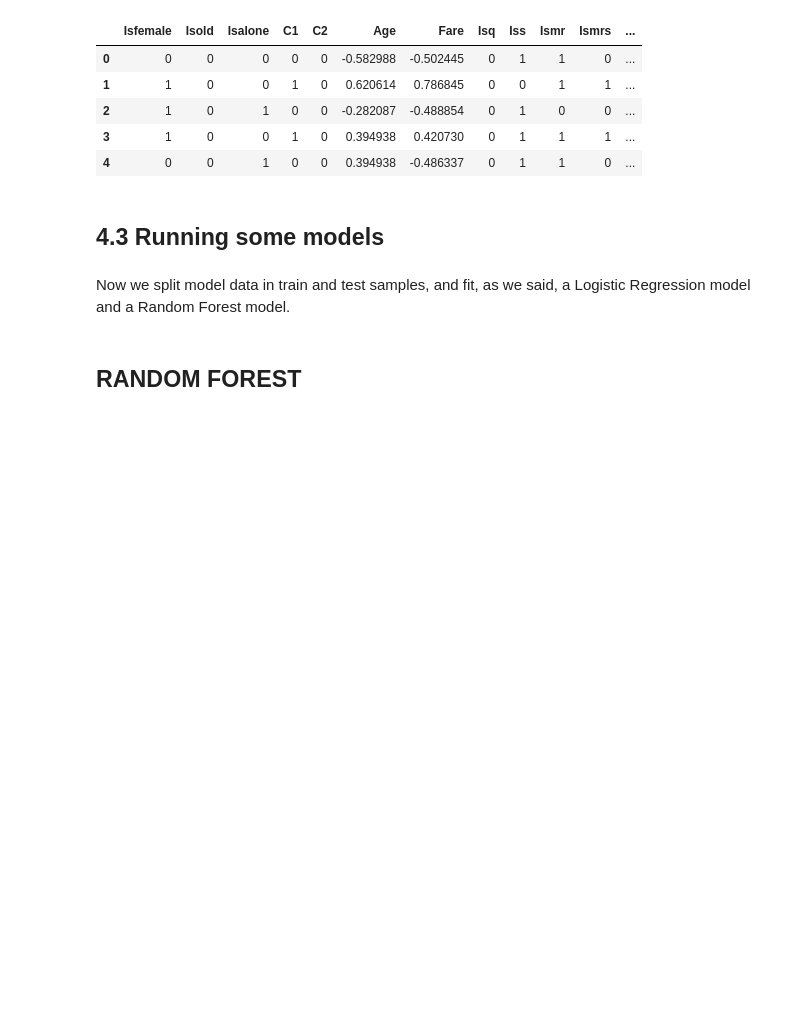
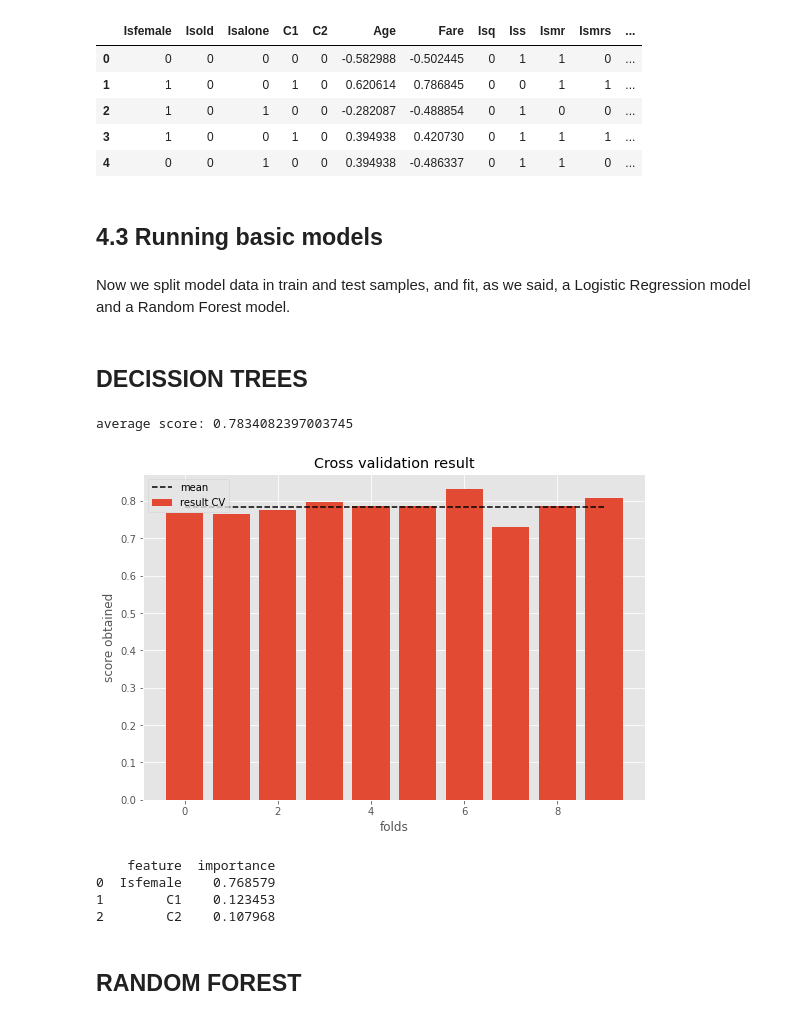
Before and after one commit to danielp2797/Titanic-Kaggle, a Jupyter notebook: notebooks/main_analysis.ipynb, the cells around one changed output. Cells and saved outputs as stored; diff of their text form; code cells hidden in the pictures; blank space fills up the shorter version.

Commit message:
scrits to prepare test data added, testing DT, testing RF and testing LR

```diff
--- a/notebooks/main_analysis.ipynb
+++ b/notebooks/main_analysis.ipynb
@@ -448,11 +450,44 @@ X.head()  # check that everything has gone well
 | 3 | 1 | 0 | 0 | 1 | 0 | 0.394938 | 0.420730 | 0 | 1 | 1 | 1 | ... |
 | 4 | 0 | 0 | 1 | 0 | 0 | 0.394938 | -0.486337 | 0 | 1 | 1 | 0 | ... |
 # %% [markdown]
-## 4.3 Running some models
+## 4.3 Running basic models
 # %% [markdown]
 Now we split model data in train and test samples, and fit, as we said, a Logistic Regression model and a Random Forest model.
 # %%
 X_train, X_test, y_train, y_test = train_test_split(X, y,test_size=0.3)
+# %% [markdown]
+## DECISSION TREES
+# %%
+def run_decission_tree(features):
+
+    DT = DecisionTreeClassifier(random_state=0)
+
+    DT.fit(X_train[features], y_train)
+    pred_train = DT.predict(X_train[features])
+
+    scores = cross_val_score(DT, X, y, cv=10)
+    print('average score:', np.mean(scores))
+
+    plt.bar(range(len(scores)), scores)
+    plt.xlabel('folds')
+    plt.ylabel('score obtained')
+    plt.title('Cross validation result')
+    plt.hlines(np.mean(scores), xmin=0, xmax=9, linestyles='dashed', colors='black')
+    plt.legend(['mean', 'result CV'])
+    plt.show()
+
+    print(pd.DataFrame(zip(features, DT.feature_importances_),columns=['feature', 'importance']))
+
+    return DT, features
+# %%
+DT, features_DT = run_decission_tree(['Isfemale','C1', 'C2', ''])
+# %% [output]
+average score: 0.7834082397003745
+[figure, added]
+    feature  importance
+0  Isfemale    0.768579
+1        C1    0.123453
+2        C2    0.107968
 # %% [markdown]
 ## RANDOM FOREST
 # %%
```
Also changed, not shown: parts of 13 cells of this notebook, 4 other files.
